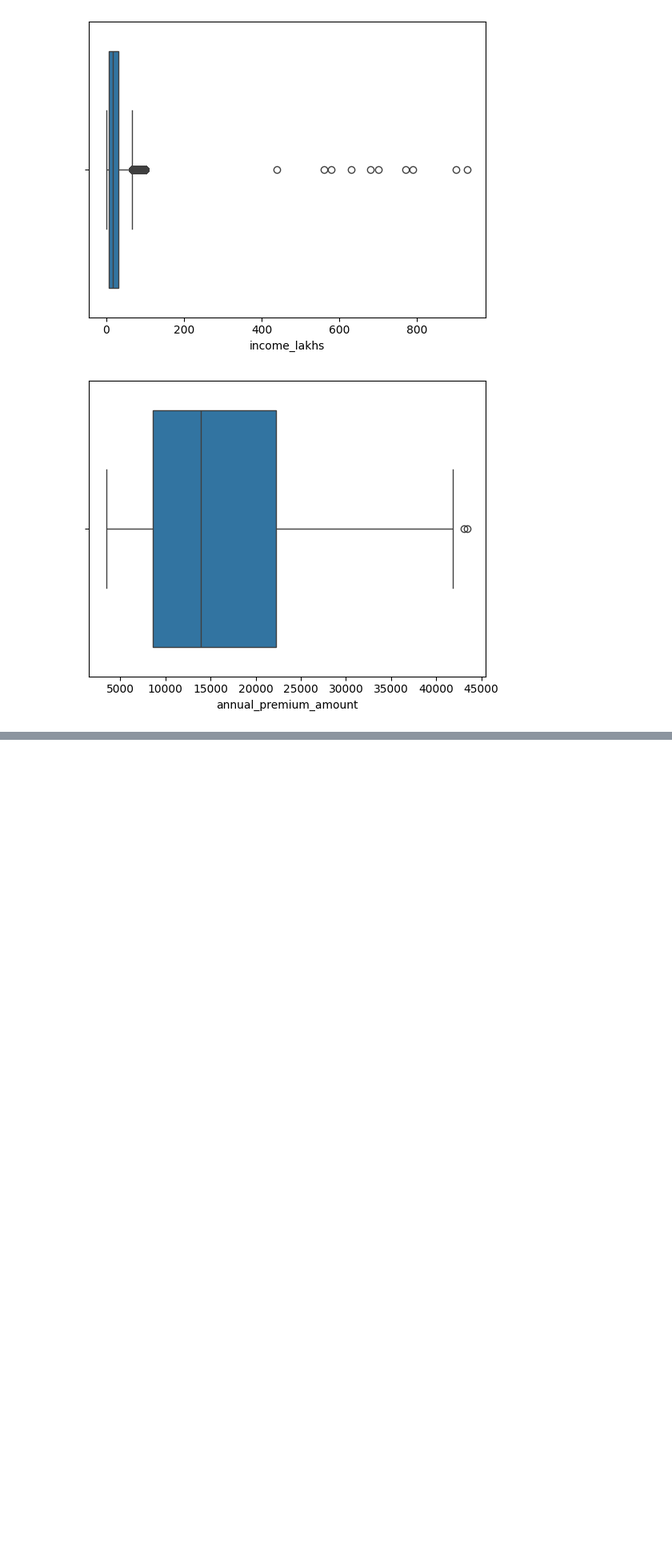
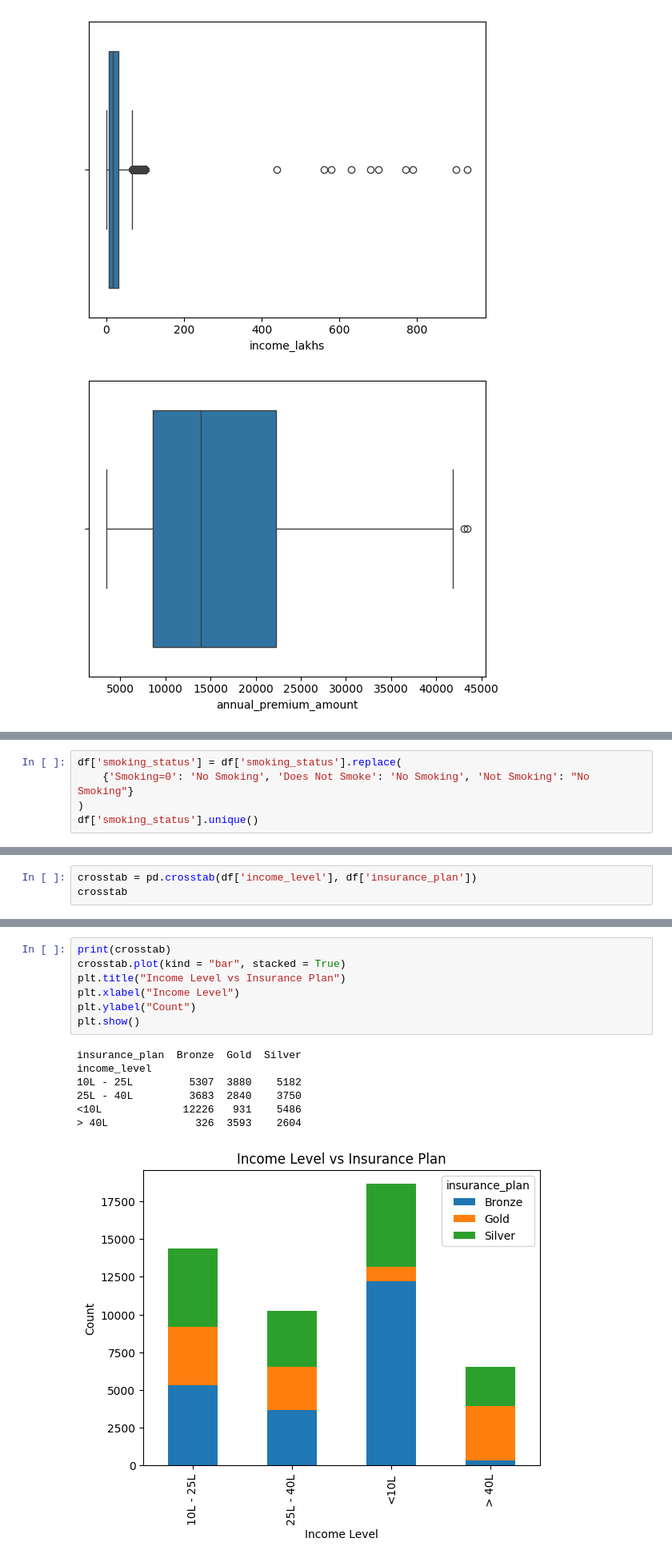
Before and after one commit to neel-madhav/HealthcarePremiumPrediction, a Jupyter notebook: PremiumPrediction.ipynb, the cells around one changed output, grey strips where cells are left out. Shown at 80% size. Drawn from its saved outputs; the diff is of its cells as text; blank space fills up the shorter version.

```diff
--- a/PremiumPrediction.ipynb
+++ b/PremiumPrediction.ipynb
@@ -146,0 +219,5 @@ df = df[df.age < 100]
+# %%
+df['smoking_status'] = df['smoking_status'].replace(
+    {'Smoking=0': 'No Smoking', 'Does Not Smoke': 'No Smoking', 'Not Smoking': "No Smoking"}
+)
+df['smoking_status'].unique()
@@ -146,0 +235,3 @@ df = df[df.age < 100]
+# %%
+crosstab = pd.crosstab(df['income_level'], df['insurance_plan'])
+crosstab
@@ -146,0 +245,15 @@ df = df[df.age < 100]
+# %%
+print(crosstab)
+crosstab.plot(kind = "bar", stacked = True)
+plt.title("Income Level vs Insurance Plan")
+plt.xlabel("Income Level")
+plt.ylabel("Count")
+plt.show()
+# %% [output]
+insurance_plan  Bronze  Gold  Silver
+income_level
+10L - 25L         5307  3880    5182
+25L - 40L         3683  2840    3750
+<10L             12226   931    5486
+> 40L              326  3593    2604
+[figure, added]
```
Also changed, not shown: parts of 29 cells of this notebook.
